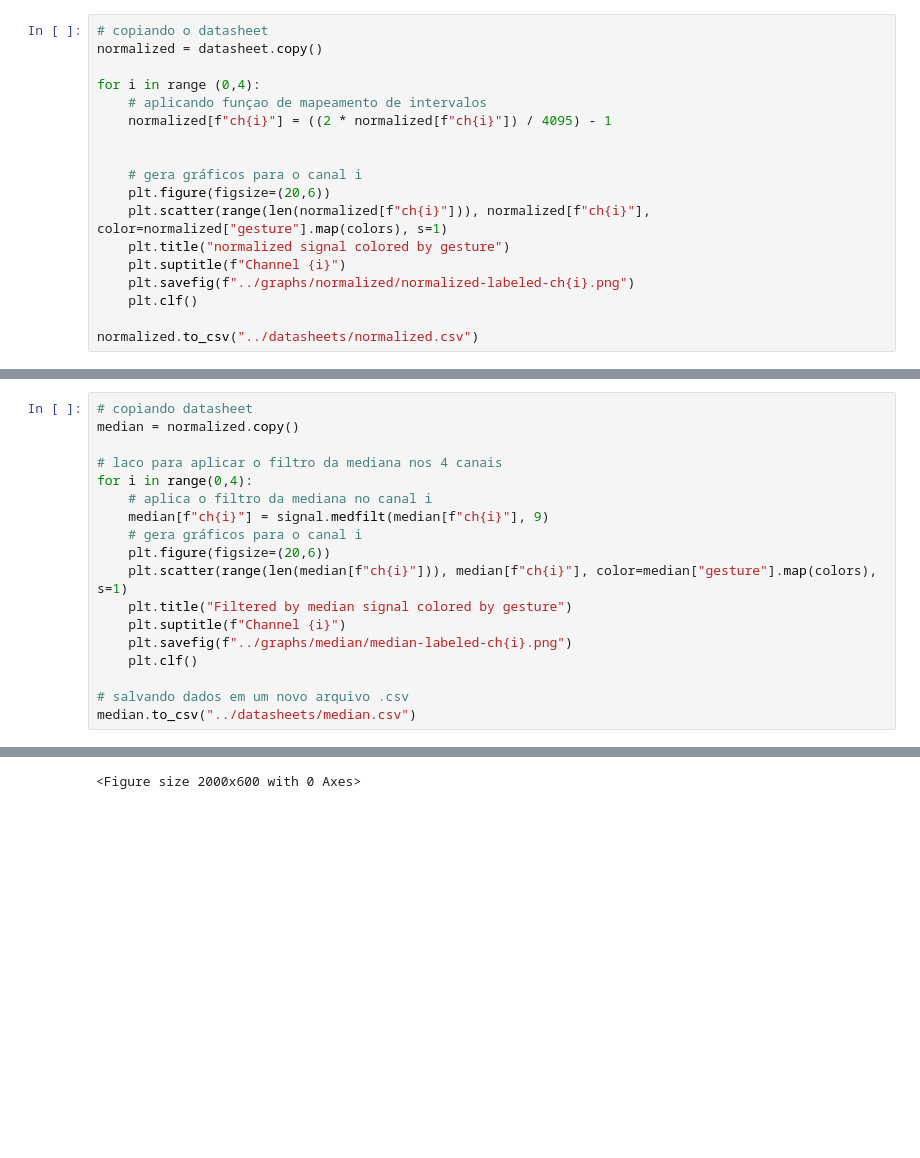
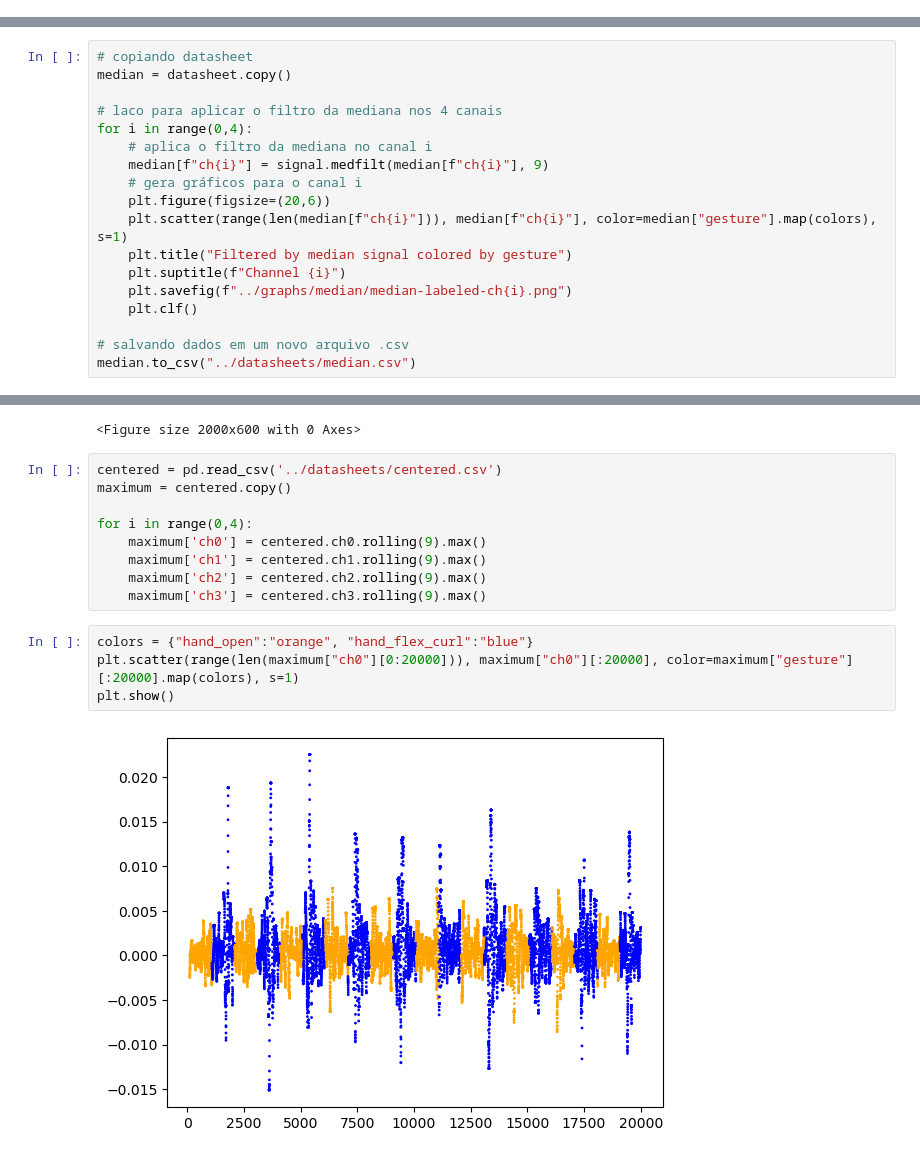
Before and after one commit to Luciomelo1407/NN_Myograph, a Jupyter notebook: Jorge/data-treatment/src/final-data-treatment.ipynb, the cells around one changed output, grey strips where cells are left out. Drawn from its saved outputs; the diff is of its cells as text; blank space fills up the shorter version.

```diff
--- a/Jorge/data-treatment/src/final-data-treatment.ipynb
+++ b/Jorge/data-treatment/src/final-data-treatment.ipynb
@@ -40,18 +32,0 @@ for i in range(0,4):
-# %%
-# copiando o datasheet
-normalized = datasheet.copy()
-
-for i in range (0,4):
-    # aplicando funçao de mapeamento de intervalos
-    normalized[f"ch{i}"] = ((2 * normalized[f"ch{i}"]) / 4095) - 1
-
-
-    # gera gráficos para o canal i
-    plt.figure(figsize=(20,6))
-    plt.scatter(range(len(normalized[f"ch{i}"])), normalized[f"ch{i}"], color=normalized["gesture"].map(colors), s=1)
-    plt.title("normalized signal colored by gesture")
-    plt.suptitle(f"Channel {i}")
-    plt.savefig(f"../graphs/normalized/normalized-labeled-ch{i}.png")
-    plt.clf()
-
-normalized.to_csv("../datasheets/normalized.csv")
@@ -67,7 +37,7 @@ normalized.to_csv("../datasheets/normalized.csv")
     - gerar gráficos para cada canal
 # %%
 # copiando datasheet
-median = normalized.copy()
+median = datasheet.copy()
 
 # laco para aplicar o filtro da mediana nos 4 canais
 for i in range(0,4):
@@ -166,3 +136,18 @@ See the caveats in the documentation: https://pandas.pydata.org/pandas-docs/stab
 <Figure size 2000x600 with 0 Axes>
 <Figure size 2000x600 with 0 Axes>
 <Figure size 2000x600 with 0 Axes>
+# %%
+centered = pd.read_csv('../datasheets/centered.csv')
+maximum = centered.copy()
+
+for i in range(0,4):
+    maximum['ch0'] = centered.ch0.rolling(9).max()
+    maximum['ch1'] = centered.ch1.rolling(9).max()
+    maximum['ch2'] = centered.ch2.rolling(9).max()
+    maximum['ch3'] = centered.ch3.rolling(9).max()
+# %%
+colors = {"hand_open":"orange", "hand_flex_curl":"blue"}
+plt.scatter(range(len(maximum["ch0"][0:20000])), maximum["ch0"][:20000], color=maximum["gesture"][:20000].map(colors), s=1)
+plt.show()
+# %% [output]
+[figure, added]
```
Also changed, not shown: parts of 7 cells of this notebook, 30 other files.
